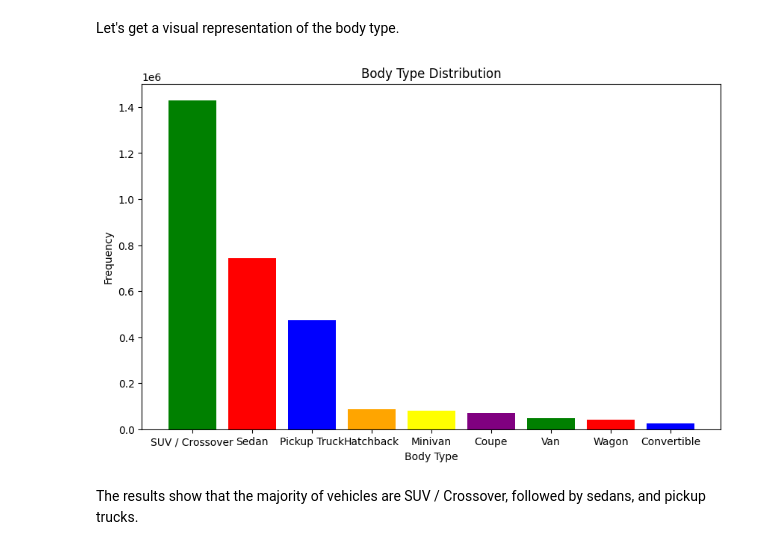
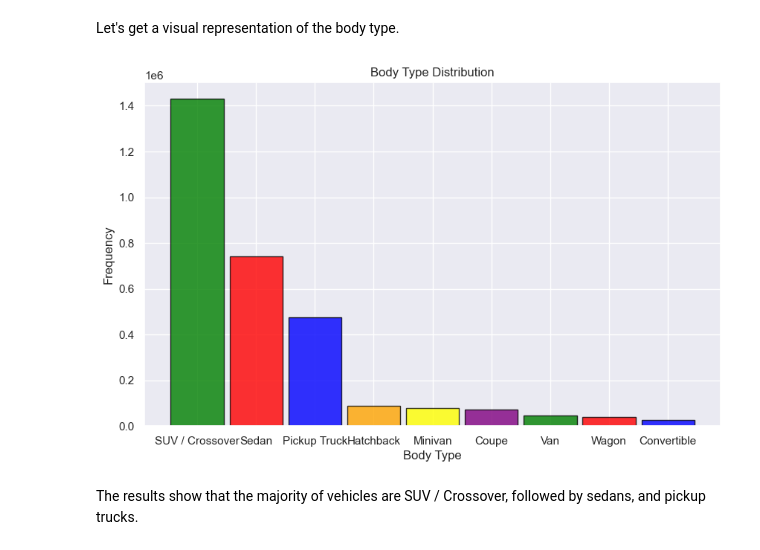
Before and after one commit to Fr3shx/Driving-the-Future-of-Vehicle-Pricing-A-Machine-Learning-Approach, a Jupyter notebook: CAPSTONE_Part_1.ipynb, the cells around one changed output. Saved outputs shown, nothing was run; the diff lists cells and outputs as text; code cells hidden in the pictures.

```diff
--- a/CAPSTONE_Part_1.ipynb
+++ b/CAPSTONE_Part_1.ipynb
@@ -62,6 +60,7 @@ import pandas as pd
 import numpy as np
 import matplotlib.pyplot as plt
 import seaborn as sns
+sns.set()
 
 # removing scientific notation
 pd.set_option('display.float_format', lambda x: '%.3f' % x)
@@ -508,14 +507,14 @@ Let's get a visual representation of the body type.
 # %%
 # plotting the distribution of the body_type column
 plt.figure(figsize=(10,6))
 plt.bar(cars_df2['body_type'].value_counts().index, cars_df2['body_type'].value_counts(),
-        color=['green','red','blue','orange','yellow','purple'])
+        color=['green','red','blue','orange','yellow','purple'], alpha=0.8, width=0.9, edgecolor='black')
 plt.title('Body Type Distribution')
 plt.xlabel('Body Type')
 plt.ylabel('Frequency')
 plt.show()
 # %% [output]
-[figure, old version]
+[figure, new version]
 # %% [markdown]
 The results show that the majority of vehicles are SUV / Crossover, followed by sedans, and pickup trucks.
 # %% [markdown]
```
Also changed, not shown: parts of 51 cells of this notebook, 1 other file.
